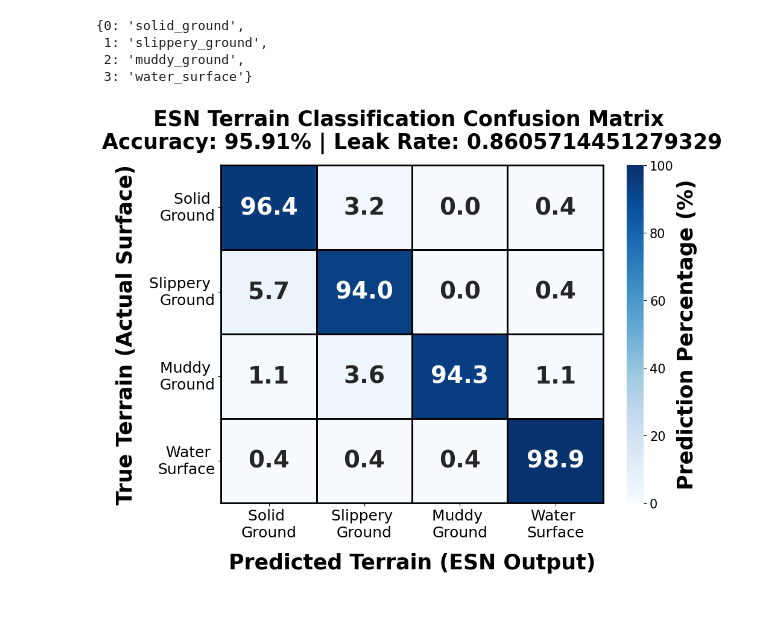
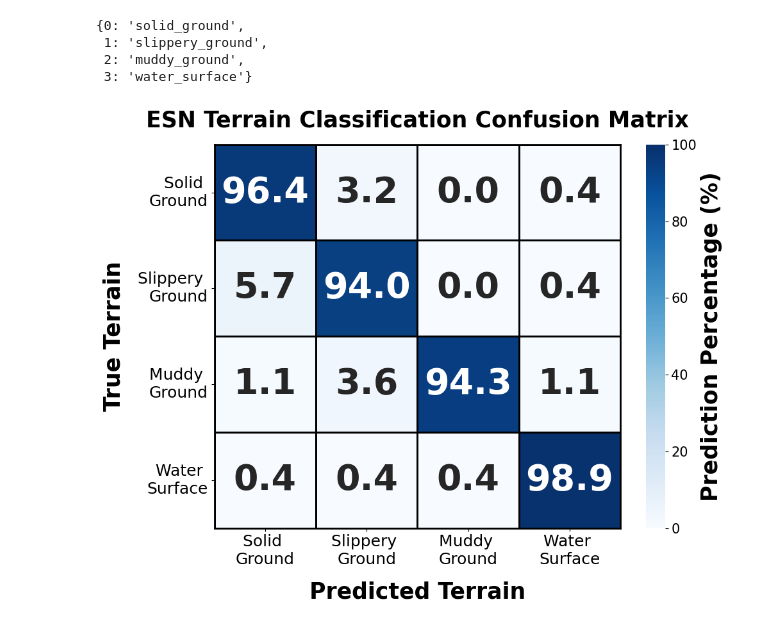
Before and after one commit to runjanna26/InteractiveSearchLocomotion, a Jupyter notebook: software/util/multiterrain_integration/classification_model_training/train_models_esn_rr.ipynb, the cells around one changed output. Drawn from its saved outputs; the diff is of its cells as text; code cells hidden in the pictures.

Commit message:
update figure and develop sub-reservior

```diff
--- a/software/util/multiterrain_integration/classification_model_training/train_models_esn_rr.ipynb
+++ b/software/util/multiterrain_integration/classification_model_training/train_models_esn_rr.ipynb
@@ -847,7 +845,7 @@ sns.heatmap(
     vmax=100.0,                          # Max percentage is 100
     linewidths=1,
     linecolor='black',
-    annot_kws={"size": 28, "weight": "bold"},
+    annot_kws={"size": 40, "weight": "bold"},
     cbar_kws={'label': 'Percentage (%)'},
     xticklabels=terrain_names,
     yticklabels=terrain_names,
@@ -862,34 +860,34 @@ cbar = ax.collections[0].colorbar
 
 # 1. Change the font size of the colorbar NUMBERS (ticks)
 cbar.ax.tick_params(labelsize=15)
 
 # 2. Change the font size of the colorbar LABEL
 cbar.set_label('Prediction Percentage (%)', size=25, weight='bold')
 
 # ==========================================
 # SPINES & BORDERS
 # ==========================================
 for _, spine in ax.spines.items():
     spine.set_visible(True)     # Make sure the frame is turned on
     spine.set_linewidth(2.0)    # Set the outer frame thickness
     spine.set_color('black')    # Set the outer frame color
 
 # ==========================================
 # LABELS & TITLES
 # ==========================================
-title_str = f"ESN Terrain Classification Confusion Matrix \nAccuracy: {accuracy:.2f}% | Leak Rate: {leak_rate_str}" #
+title_str = f"ESN Terrain Classification Confusion Matrix" #  \nAccuracy: {accuracy:.2f}% | Leak Rate: {leak_rate_str}
 ax.set_title(title_str, fontsize=25, fontweight='bold', pad=20)
-ax.set_xlabel("Predicted Terrain (ESN Output)", fontsize=25, fontweight='bold', labelpad=15)
-ax.set_ylabel("True Terrain (Actual Surface)", fontsize=25, fontweight='bold', labelpad=15)
+ax.set_xlabel("Predicted Terrain", fontsize=25, fontweight='bold', labelpad=15)
+ax.set_ylabel("True Terrain", fontsize=25, fontweight='bold', labelpad=15)
 
 # Rotate the X-axis labels slightly if the environment names are long
 # (Set to 45 if terrain names overlap with rotation=0)
 plt.xticks(rotation=0, fontsize=18)
 plt.yticks(rotation=0, fontsize=18)
 
 plt.tight_layout()
 save_path = "esn_confusion_matrix.png"
 plt.savefig(save_path, dpi=300)
 plt.show()
 # %% [output]
-[figure, old version]
+[figure, new version]
```
Also changed, not shown: parts of 2 cells of this notebook, 53 other files.
